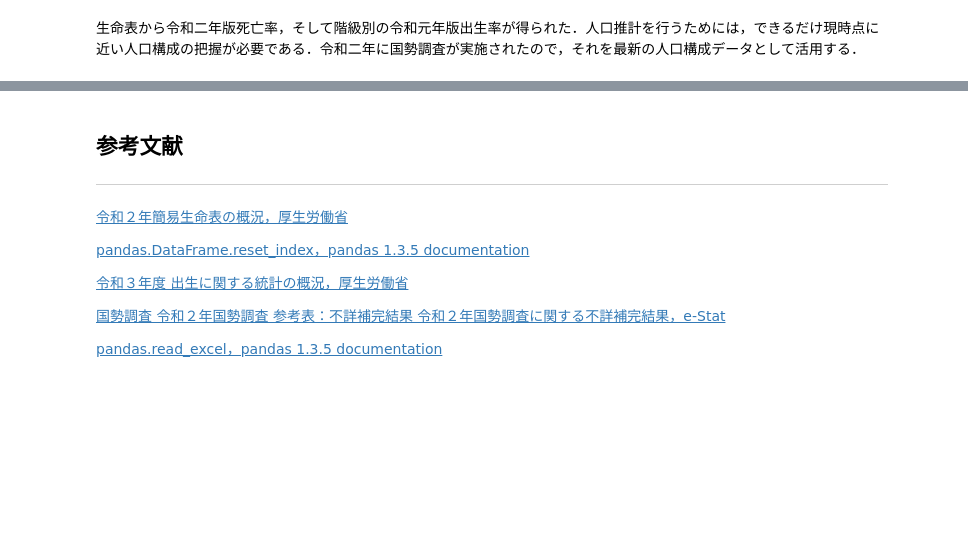
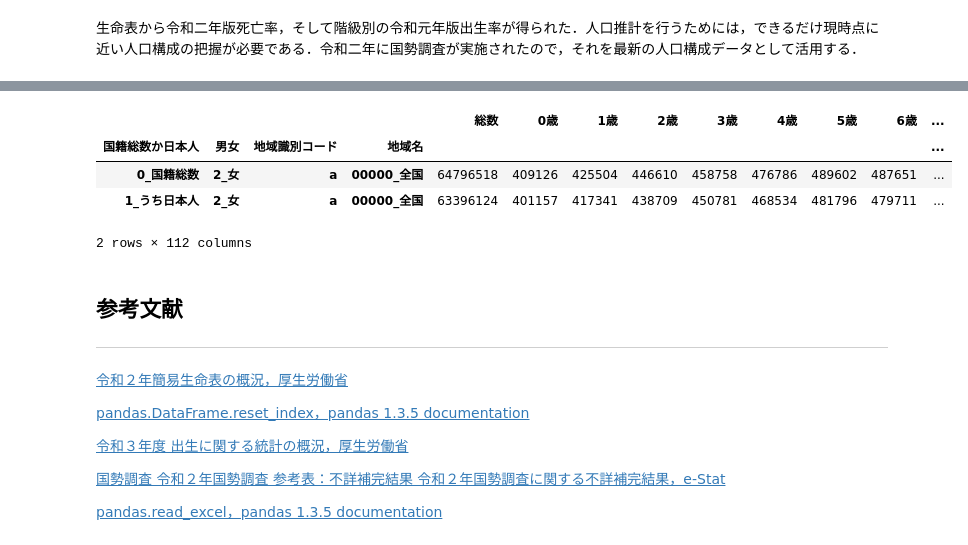
Before and after one commit to kiyoyoki/populationEstimation, a Jupyter notebook: populationEstimation.ipynb, the cells around one changed output, grey strips where cells are left out. Drawn from its saved outputs; the diff is of its cells as text; code cells hidden in the pictures; blank space fills up the shorter version.

```diff
--- a/populationEstimation.ipynb
+++ b/populationEstimation.ipynb
@@ -277,3 +297,11 @@ population
+# %%
+population.loc[:,'2_女',:,'00000_全国',:]
+# %% [output]
+|  |  |  |  | 総数 | 0歳 | 1歳 | 2歳 | 3歳 | 4歳 | 5歳 | 6歳 | ... |
+| 国籍総数か日本人 | 男女 | 地域識別コード | 地域名 |  |  |  |  |  |  |  |  | ... |
+| 0_国籍総数 | 2_女 | a | 00000_全国 | 64796518 | 409126 | 425504 | 446610 | 458758 | 476786 | 489602 | 487651 | ... |
+| 1_うち日本人 | 2_女 | a | 00000_全国 | 63396124 | 401157 | 417341 | 438709 | 450781 | 468534 | 481796 | 479711 | ... |
+2 rows × 112 columns
 # %% [markdown]
 ## 参考文献
 ---
```
Also changed, not shown: parts of 2 cells of this notebook.
